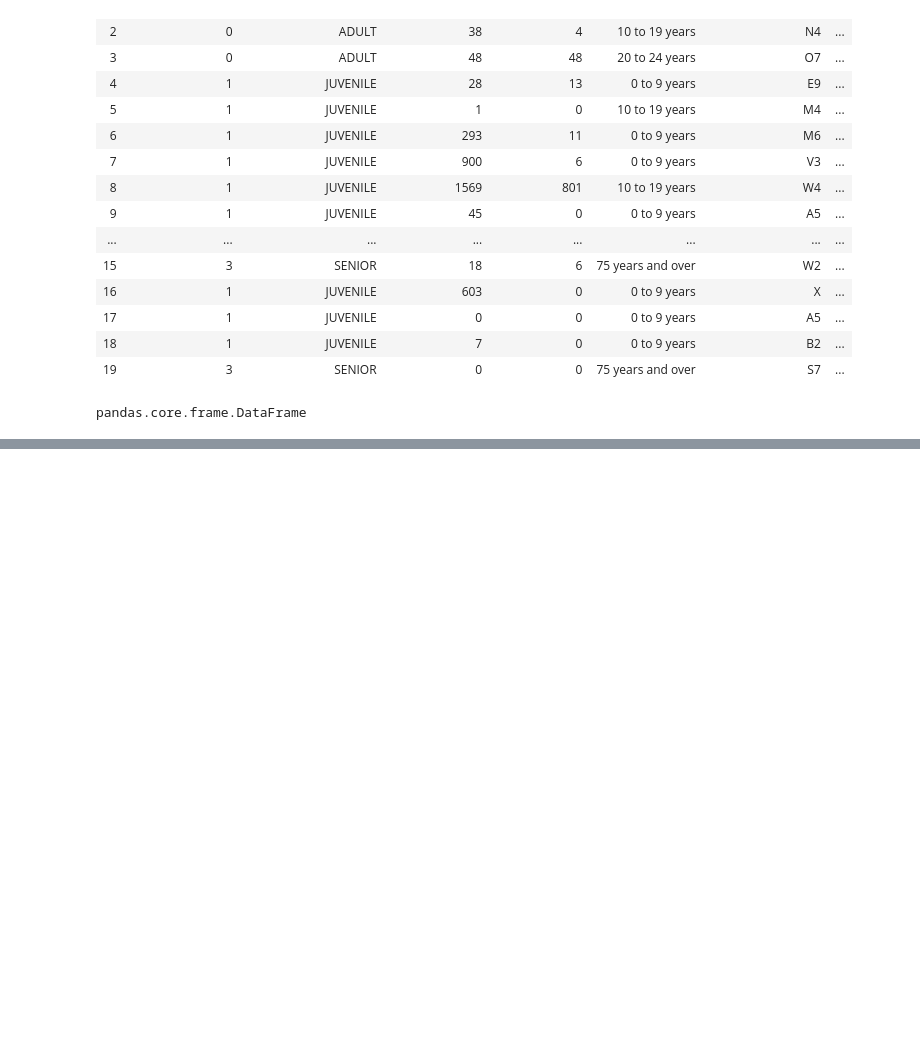
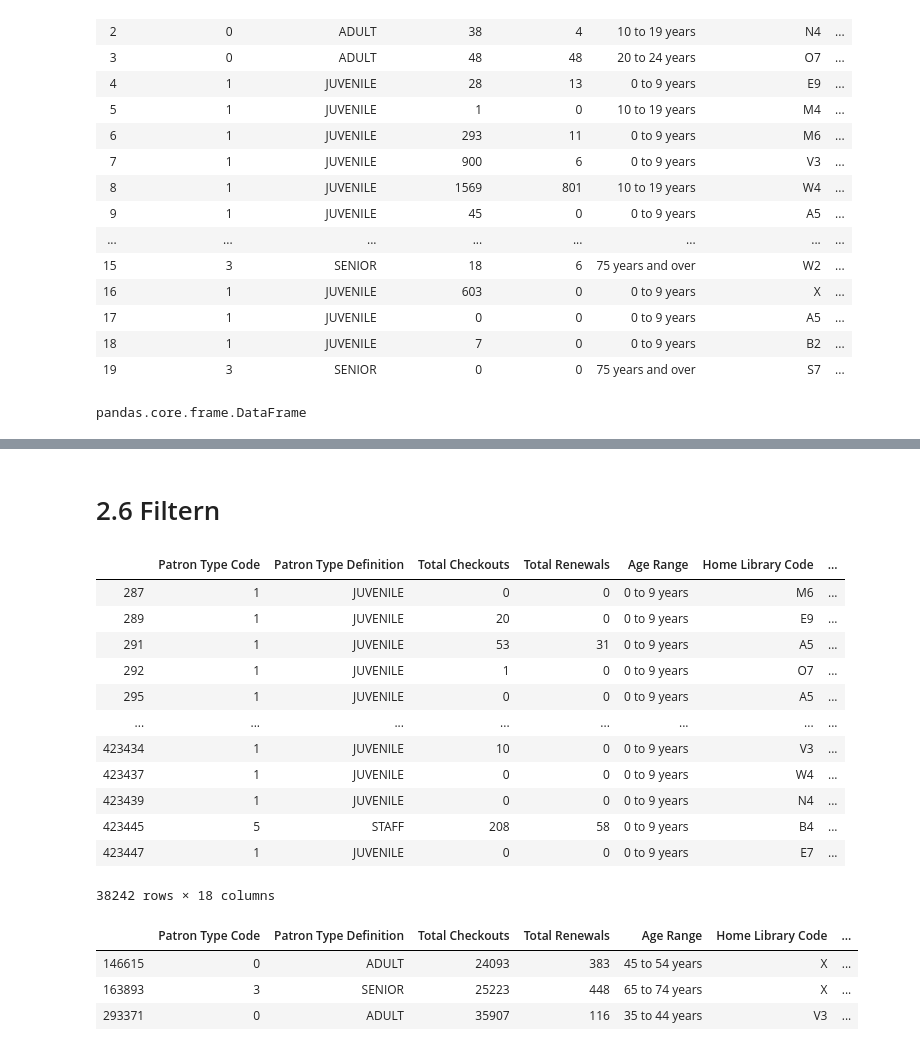
Before and after one commit to hanGemma/2020-11-30Data_Librarian_JHHan, a Jupyter notebook: Modul_3/notebook/pandas_intoduction.ipynb, the cells around one changed output, grey strips where cells are left out. Cells and saved outputs as stored; diff of their text form; code cells hidden in the pictures; blank space fills up the shorter version.

```diff
--- a/Modul_3/notebook/pandas_intoduction.ipynb
+++ b/Modul_3/notebook/pandas_intoduction.ipynb
@@ -200,0 +421,6 @@ dfnewexcel.to_csv('../data/Library_Usage_Smallnew.csv')
+# %%
+df['Circulation Active Month']= pd.to_datetime(
+    df['Circulation Active Month'],
+    errors='coerce',
+    format="%B"
+)
@@ -200,0 +443,3 @@ dfnewexcel.to_csv('../data/Library_Usage_Smallnew.csv')
+# %%
+df['Circulation Active Month']=df['Circulation Active Month'].dt.month
+#df
@@ -200,0 +460,2 @@ dfnewexcel.to_csv('../data/Library_Usage_Smallnew.csv')
+# %%
+df['Membership Duration'] = (df['Circulation Active Year'] - df['Year Patron Registered'])*12 + df['Circulation Active Month']
@@ -200,0 +478,2 @@ dfnewexcel.to_csv('../data/Library_Usage_Smallnew.csv')
+# %%
+df['Membership Duration']=df['Membership Duration'].fillna(0)
@@ -200,0 +496,30 @@ dfnewexcel.to_csv('../data/Library_Usage_Smallnew.csv')
+# %% [markdown]
+# 2.6 Filtern
+# %%
+# Filtere den Datensatz nach Kindern unter 10 Jahren. Wie viele Einträge erhältst Du? 38242
+row_filter1 = (df['Age Range'] == '0 to 9 years')
+df.loc[row_filter1]
+# %% [output]
+|  | Patron Type Code | Patron Type Definition | Total Checkouts | Total Renewals | Age Range | Home Library Code | ... |
+| 287 | 1 | JUVENILE | 0 | 0 | 0 to 9 years | M6 | ... |
+| 289 | 1 | JUVENILE | 20 | 0 | 0 to 9 years | E9 | ... |
+| 291 | 1 | JUVENILE | 53 | 31 | 0 to 9 years | A5 | ... |
+| 292 | 1 | JUVENILE | 1 | 0 | 0 to 9 years | O7 | ... |
+| 295 | 1 | JUVENILE | 0 | 0 | 0 to 9 years | A5 | ... |
+| ... | ... | ... | ... | ... | ... | ... | ... |
+| 423434 | 1 | JUVENILE | 10 | 0 | 0 to 9 years | V3 | ... |
+| 423437 | 1 | JUVENILE | 0 | 0 | 0 to 9 years | W4 | ... |
+| 423439 | 1 | JUVENILE | 0 | 0 | 0 to 9 years | N4 | ... |
+| 423445 | 5 | STAFF | 208 | 58 | 0 to 9 years | B4 | ... |
+| 423447 | 1 | JUVENILE | 0 | 0 | 0 to 9 years | E7 | ... |
+38242 rows × 18 columns
+# %%
+#Gibt es Personen mit mehr als 20000 Ausleihen?ja 3
+filter1 = (df['Total Checkouts'] >= 20000)
+filter1.unique()
+df.loc[filter1]
+# %% [output]
+|  | Patron Type Code | Patron Type Definition | Total Checkouts | Total Renewals | Age Range | Home Library Code | ... |
+| 146615 | 0 | ADULT | 24093 | 383 | 45 to 54 years | X | ... |
+| 163893 | 3 | SENIOR | 25223 | 448 | 65 to 74 years | X | ... |
+| 293371 | 0 | ADULT | 35907 | 116 | 35 to 44 years | V3 | ... |
```
Also changed, not shown: parts of 31 cells of this notebook, 2 other files.
